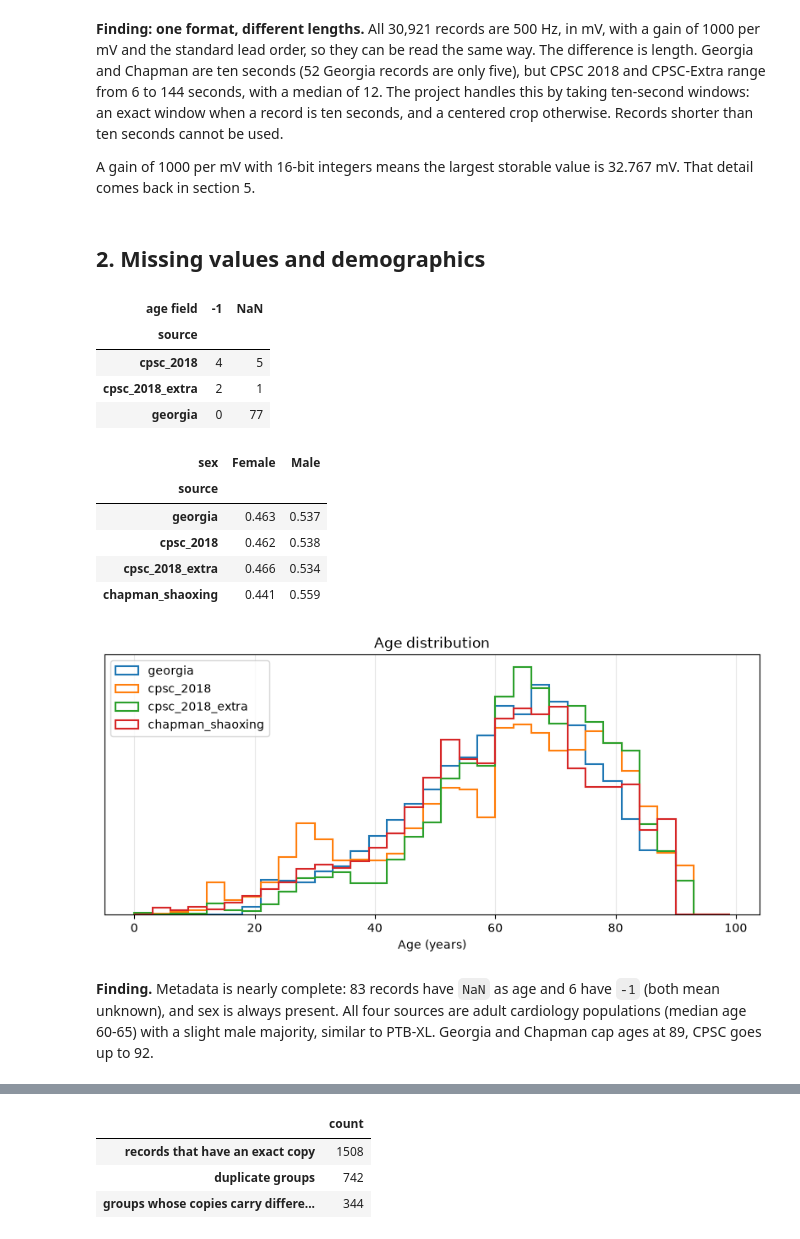
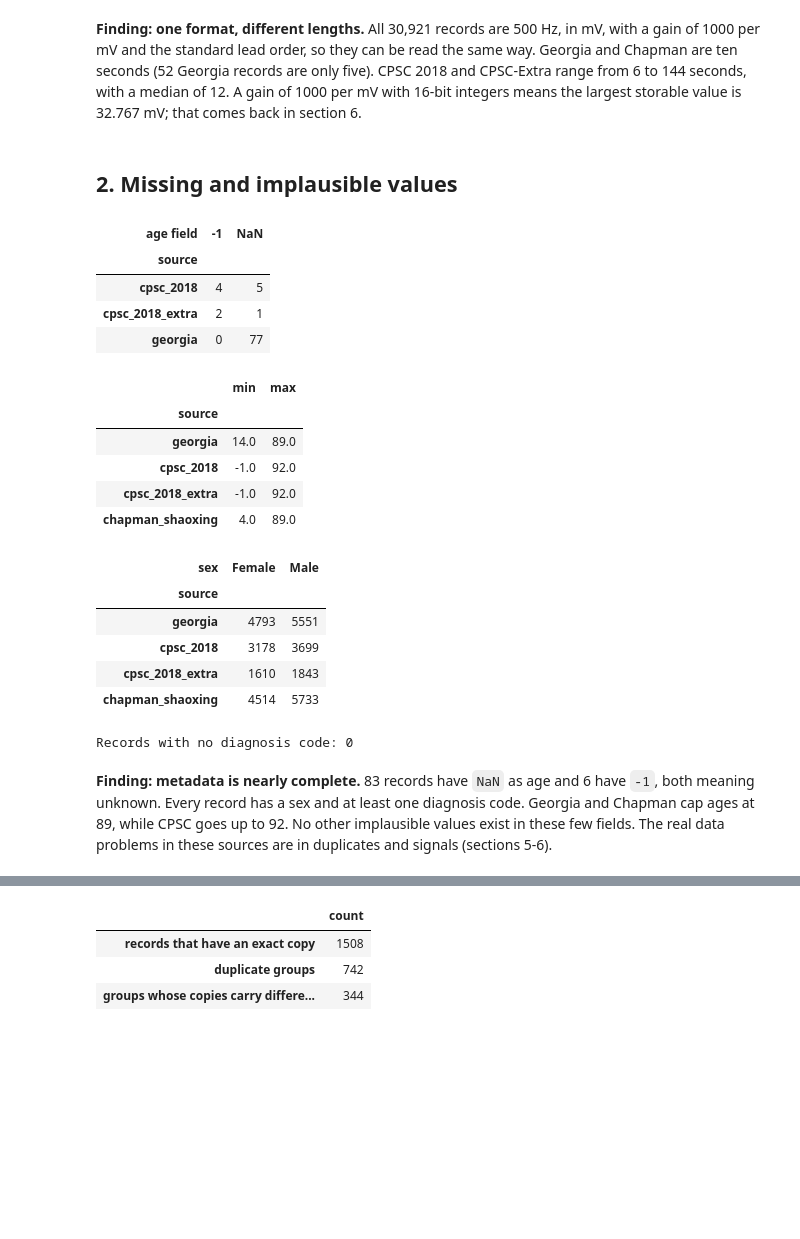
Before and after one commit to Janet16180/ecg-cardiopathy-detection, a Jupyter notebook: eda/notebooks/03-challenge.ipynb, the cells around one changed output, grey strips where cells are left out. Drawn from its saved outputs; the diff is of its cells as text; code cells hidden in the pictures; blank space fills up the shorter version.

```diff
--- a/eda/notebooks/03-challenge.ipynb
+++ b/eda/notebooks/03-challenge.ipynb
@@ -79,42 +73,40 @@ plt.show()
 # %% [markdown]
-**Finding: one format, different lengths.** All 30,921 records are 500 Hz, in mV, with a gain of
-1000 per mV and the standard lead order, so they can be read the same way. The difference is length.
-Georgia and Chapman are ten seconds (52 Georgia records are only five), but CPSC 2018 and CPSC-Extra
-range from 6 to 144 seconds, with a median of 12. The project handles this by taking ten-second
-windows: an exact window when a record is ten seconds, and a centered crop otherwise. Records
-shorter than ten seconds cannot be used.
-
-A gain of 1000 per mV with 16-bit integers means the largest storable value is 32.767 mV. That
-detail comes back in section 5.
+**Finding: one format, different lengths.** All 30,921 records are 500 Hz, in mV, with a gain of 1000
+per mV and the standard lead order, so they can be read the same way. Georgia and Chapman are ten
+seconds (52 Georgia records are only five). CPSC 2018 and CPSC-Extra range from 6 to 144 seconds, with a
+median of 12. A gain of 1000 per mV with 16-bit integers means the largest storable value is 32.767 mV;
+that comes back in section 6.
 # %% [markdown]
-## 2. Missing values and demographics
+## 2. Missing and implausible values
 # %%
 unusual_age = headers.loc[headers["age_years"].isna() | (headers["age_years"] < 0), "age"]
 display(pd.crosstab(headers.loc[unusual_age.index, "source"], unusual_age).rename_axis(
     index="source", columns="age field"))
-display(headers.groupby("source")["sex"].value_counts(normalize=True).unstack().loc[SOURCES].round(3))
-fig, ax = plt.subplots(figsize=(10, 4))
-for source in SOURCES:
-    ages = headers.loc[(headers["source"] == source) & (headers["age_years"] >= 0), "age_years"]
-    ax.hist(ages, bins=np.arange(0, 100, 3), histtype="step", density=True, linewidth=1.5, label=source)
-ax.set(title="Age distribution", xlabel="Age (years)", yticks=[])
-ax.legend()
-plt.show()
+display(headers.groupby("source")["age_years"].agg(["min", "max"]).loc[SOURCES])
+display(pd.crosstab(headers["source"], headers["sex"]).loc[SOURCES])
+empty_dx = headers["dx_codes"].apply(len).eq(0)
+print(f"Records with no diagnosis code: {empty_dx.sum()}")
 # %% [output]
 | age field | -1 | NaN |
 | source |  |  |
 | cpsc_2018 | 4 | 5 |
 | cpsc_2018_extra | 2 | 1 |
 | georgia | 0 | 77 |
-| sex | Female | Male |
+|  | min | max |
 | source |  |  |
-| georgia | 0.463 | 0.537 |
-| cpsc_2018 | 0.462 | 0.538 |
-| cpsc_2018_extra | 0.466 | 0.534 |
-| chapman_shaoxing | 0.441 | 0.559 |
+| georgia | 14.0 | 89.0 |
+| cpsc_2018 | -1.0 | 92.0 |
+| cpsc_2018_extra | -1.0 | 92.0 |
+| chapman_shaoxing | 4.0 | 89.0 |
-[figure, removed]
+| sex | Female | Male |
+| source |  |  |
+| georgia | 4793 | 5551 |
+| cpsc_2018 | 3178 | 3699 |
+| cpsc_2018_extra | 1610 | 1843 |
+| chapman_shaoxing | 4514 | 5733 |
+Records with no diagnosis code: 0
 # %% [markdown]
-**Finding.** Metadata is nearly complete: 83 records have `NaN` as age and 6 have `-1` (both mean
-unknown), and sex is always present. All four sources are adult cardiology populations (median age
-60-65) with a slight male majority, similar to PTB-XL. Georgia and Chapman cap ages at 89, CPSC
-goes up to 92.
+**Finding: metadata is nearly complete.** 83 records have `NaN` as age and 6 have `-1`, both meaning
+unknown. Every record has a sex and at least one diagnosis code. Georgia and Chapman cap ages at 89, while
+CPSC goes up to 92. No other implausible values exist in these few fields. The real data problems in these
+sources are in duplicates and signals (sections 5-6).
```
Also changed, not shown: parts of 32 cells of this notebook, 4 other files.
